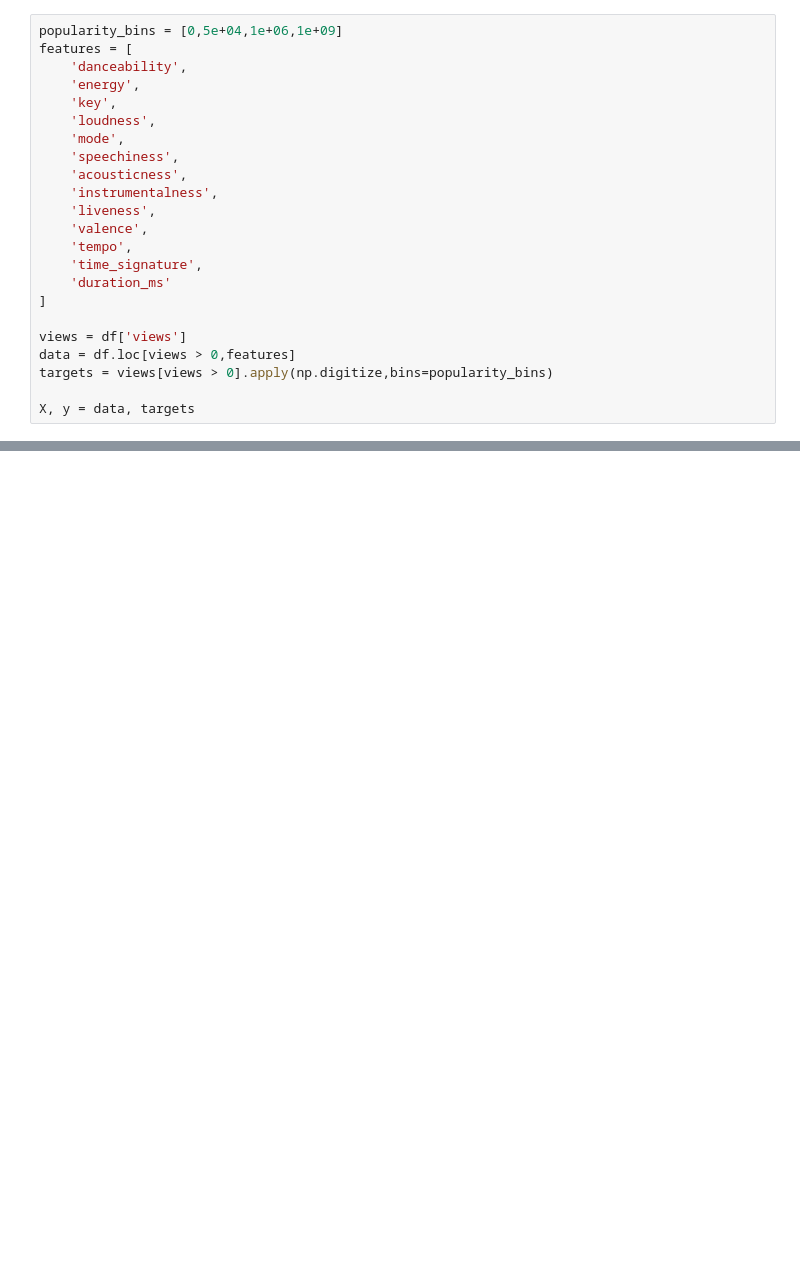
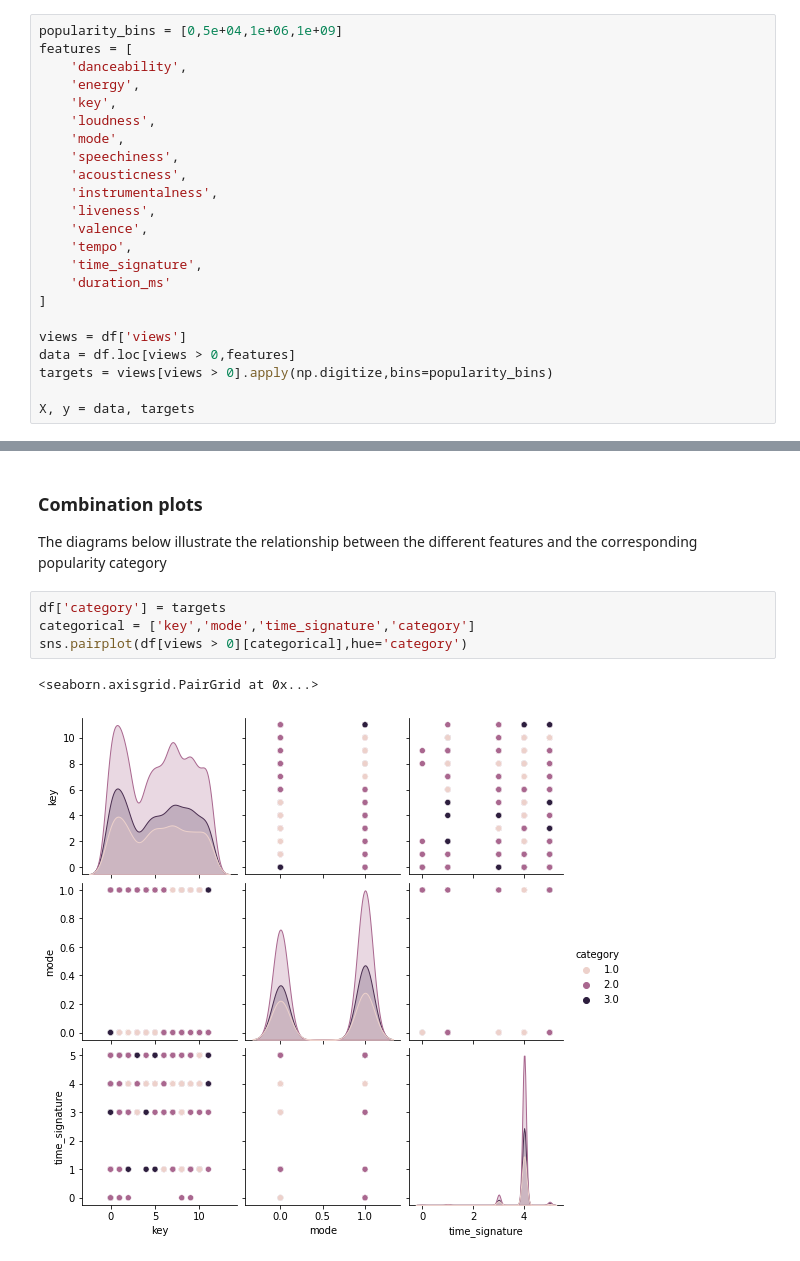
Before and after one commit to georgefourm/popularity-prediction, a Jupyter notebook: notebooks/Classification - Multiclass.ipynb, the cells around one changed output, grey strips where cells are left out. Cells and saved outputs as stored; diff of their text form; blank space fills up the shorter version.

```diff
--- a/notebooks/Classification - Multiclass.ipynb
+++ b/notebooks/Classification - Multiclass.ipynb
@@ -54,0 +56,10 @@ Text(0, 0.5, 'Video count')
+# %% [markdown]
+### Combination plots
+The diagrams below illustrate the relationship between the different features and the corresponding popularity category
+# %%
+df['category'] = targets
+categorical = ['key','mode','time_signature','category']
+sns.pairplot(df[views > 0][categorical],hue='category')
+# %% [output]
+<seaborn.axisgrid.PairGrid at 0x...>
+[figure, added]
```
Also changed, not shown: parts of 16 cells of this notebook, 3 other files.
